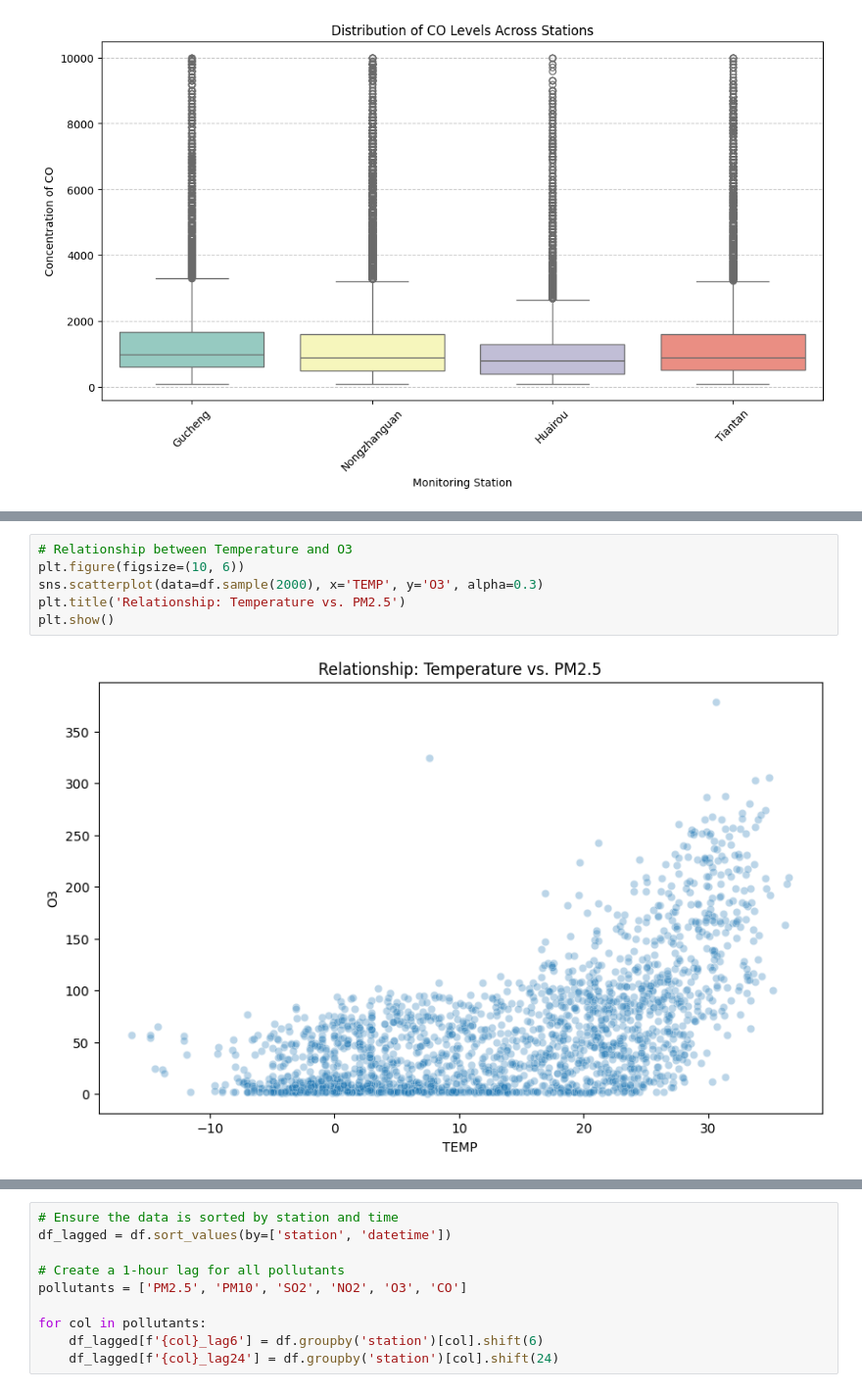
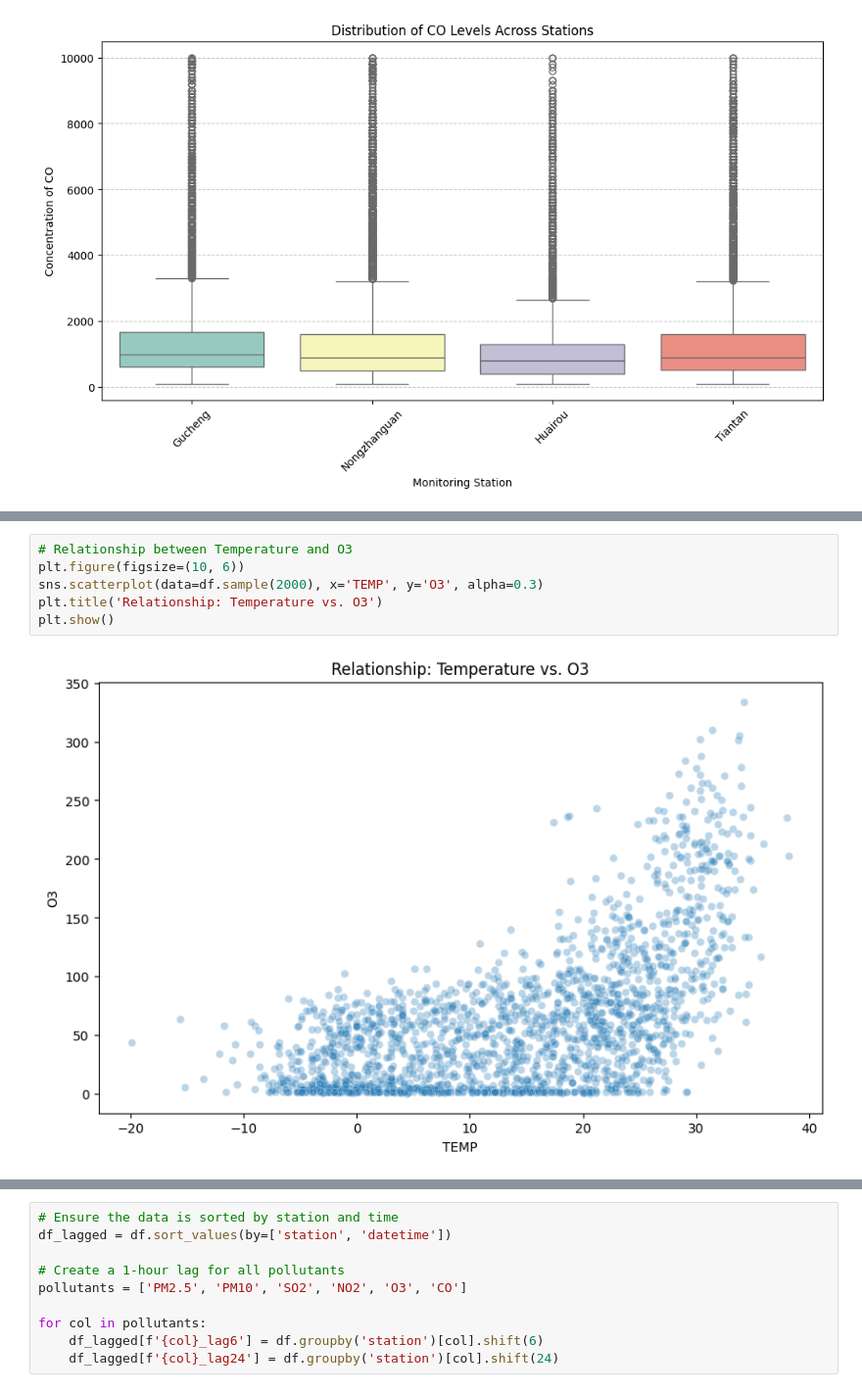
Before and after one commit to SarahPauwels-ucll/prog_for_data_analysis, a Jupyter notebook: load_data.ipynb, the cells around one changed output, grey strips where cells are left out. Shown at 98% size. Saved outputs shown, nothing was run; the diff lists cells and outputs as text.

```diff
--- a/load_data.ipynb
+++ b/load_data.ipynb
@@ -608,11 +615,11 @@ plt.show()
 # %%
 # Relationship between Temperature and O3
 plt.figure(figsize=(10, 6))
 sns.scatterplot(data=df.sample(2000), x='TEMP', y='O3', alpha=0.3)
-plt.title('Relationship: Temperature vs. PM2.5')
+plt.title('Relationship: Temperature vs. O3')
 plt.show()
 # %% [output]
-[figure, old version]
+[figure, new version]
 # %% [markdown]
 ## Correlation previous values
 
```
Also changed, not shown: parts of 5 cells of this notebook.
